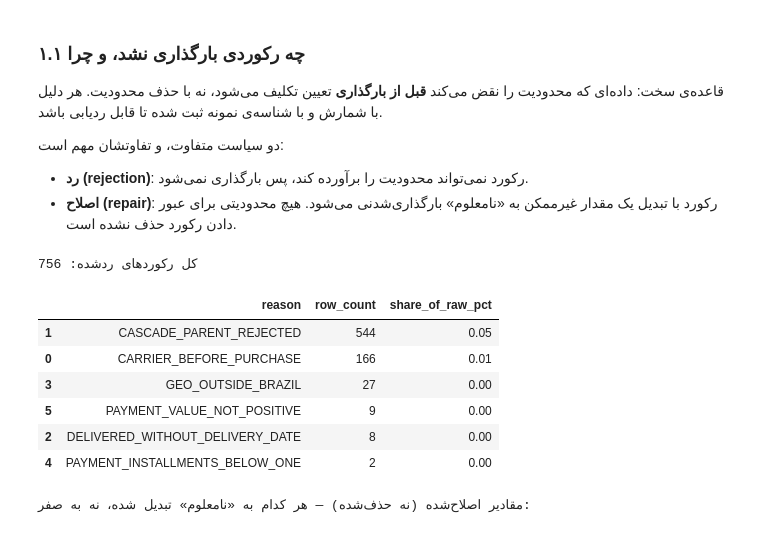
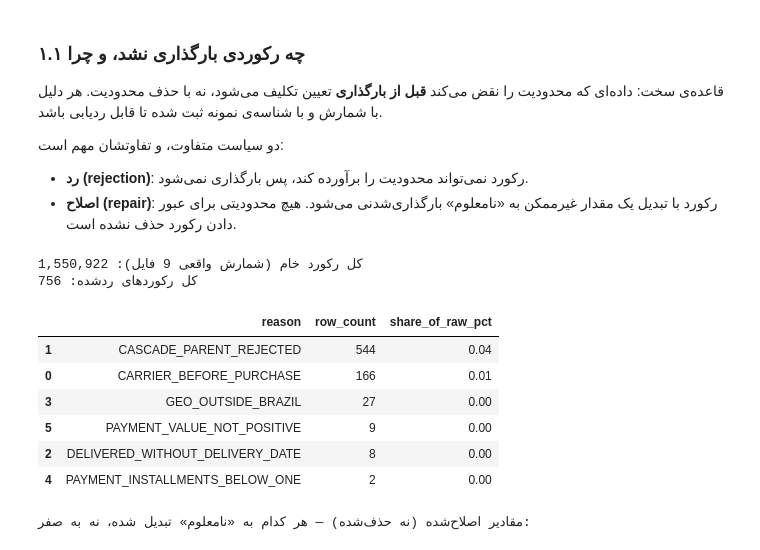
Before and after one commit to KiarashAkbari/ml-task-arena, a Jupyter notebook: stage2/solution.ipynb, the cells around one changed output. Drawn from its saved outputs; the diff is of its cells as text; code cells hidden in the pictures.

```diff
--- a/stage2/solution.ipynb
+++ b/stage2/solution.ipynb
@@ -183,16 +187,27 @@ wall clock       : 51.5 s
 - **اصلاح (repair)**: رکورد با تبدیل یک مقدار غیرممکن به «نامعلوم» بارگذاری‌شدنی می‌شود.
   هیچ محدودیتی برای عبور دادن رکورد حذف نشده است.
 # %%
+# مخرج کسر شمارش واقعی فایل‌هاست، نه عددی که کسی از حافظه بنویسد.
+# (نسخه‌ی اول این سلول مخرج را دستی ۱٬۱۲۴٬۰۰۰ گذاشته بود؛ عدد واقعی
+# ۱٬۵۵۰٬۹۲۲ است، یعنی هر درصد در آن نسخه ۳۸٪ غلط بود.)
+with engine_scope(DB_URL) as engine:
+    impact = rejection_impact(SOURCE_DIR, engine=engine)
+
 rejections = pd.DataFrame(report.rejections)
 by_reason = (rejections.groupby("reason", as_index=False)["row_count"].sum()
              .sort_values("row_count", ascending=False))
-by_reason["share_of_raw_pct"] = (100 * by_reason["row_count"] / 1_124_000).round(4)
+by_reason["share_of_raw_pct"] = (
+    100 * by_reason["row_count"] / impact["total_raw_records"]).round(4)
+
+print(f"کل رکورد خام (شمارش واقعی {impact['files_counted']} فایل): "
+      f"{impact['total_raw_records']:,}")
 print(f"کل رکوردهای ردشده: {int(by_reason['row_count'].sum()):,}")
 by_reason
 # %% [output]
+کل رکورد خام (شمارش واقعی 9 فایل): 1,550,922
 کل رکوردهای ردشده: 756
 |  | reason | row_count | share_of_raw_pct |
-| 1 | CASCADE_PARENT_REJECTED | 544 | 0.05 |
+| 1 | CASCADE_PARENT_REJECTED | 544 | 0.04 |
 | 0 | CARRIER_BEFORE_PURCHASE | 166 | 0.01 |
 | 3 | GEO_OUTSIDE_BRAZIL | 27 | 0.00 |
 | 5 | PAYMENT_VALUE_NOT_POSITIVE | 9 | 0.00 |
```
Also changed, not shown: parts of 23 cells of this notebook, 7 other files.
